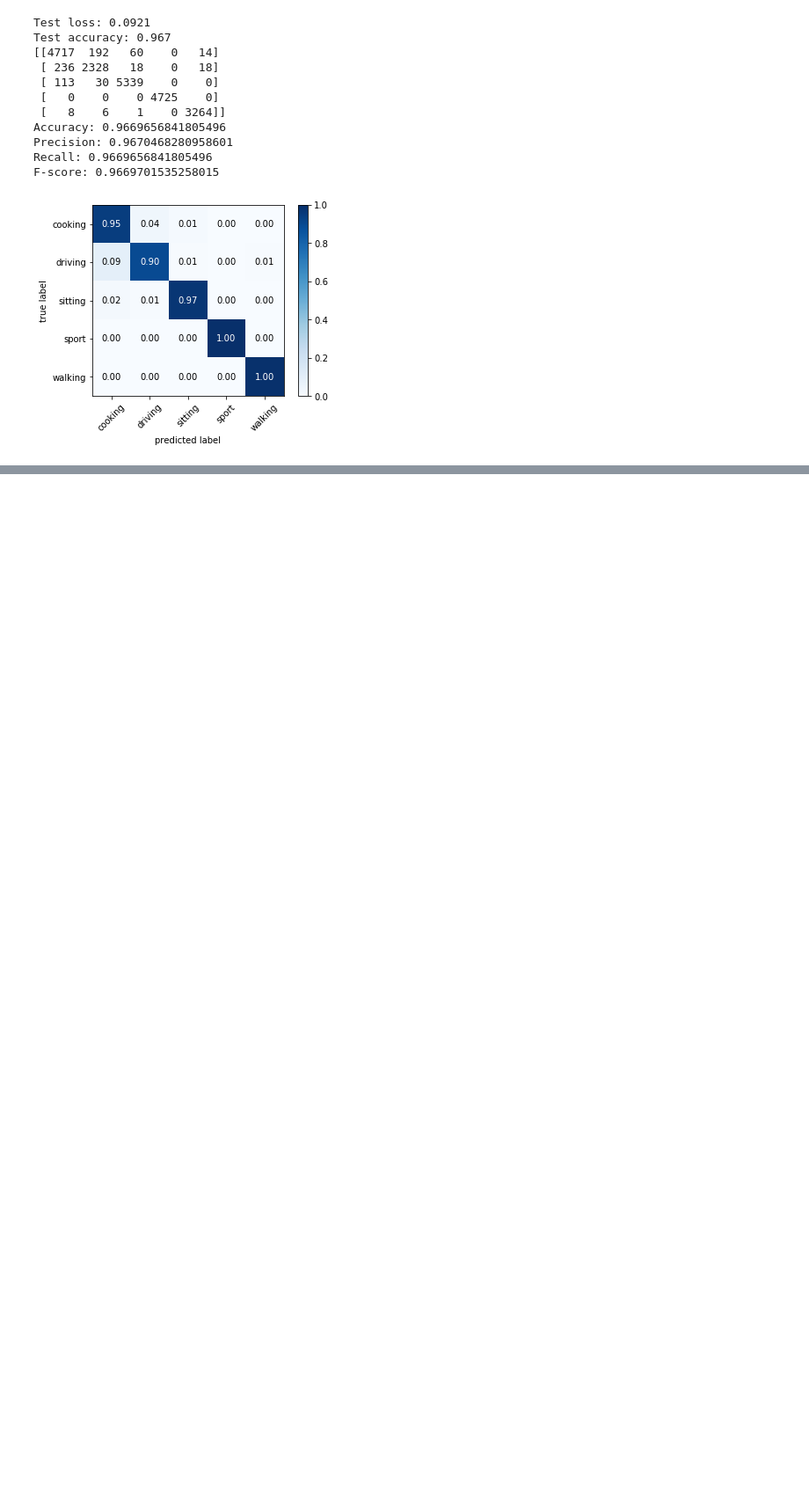
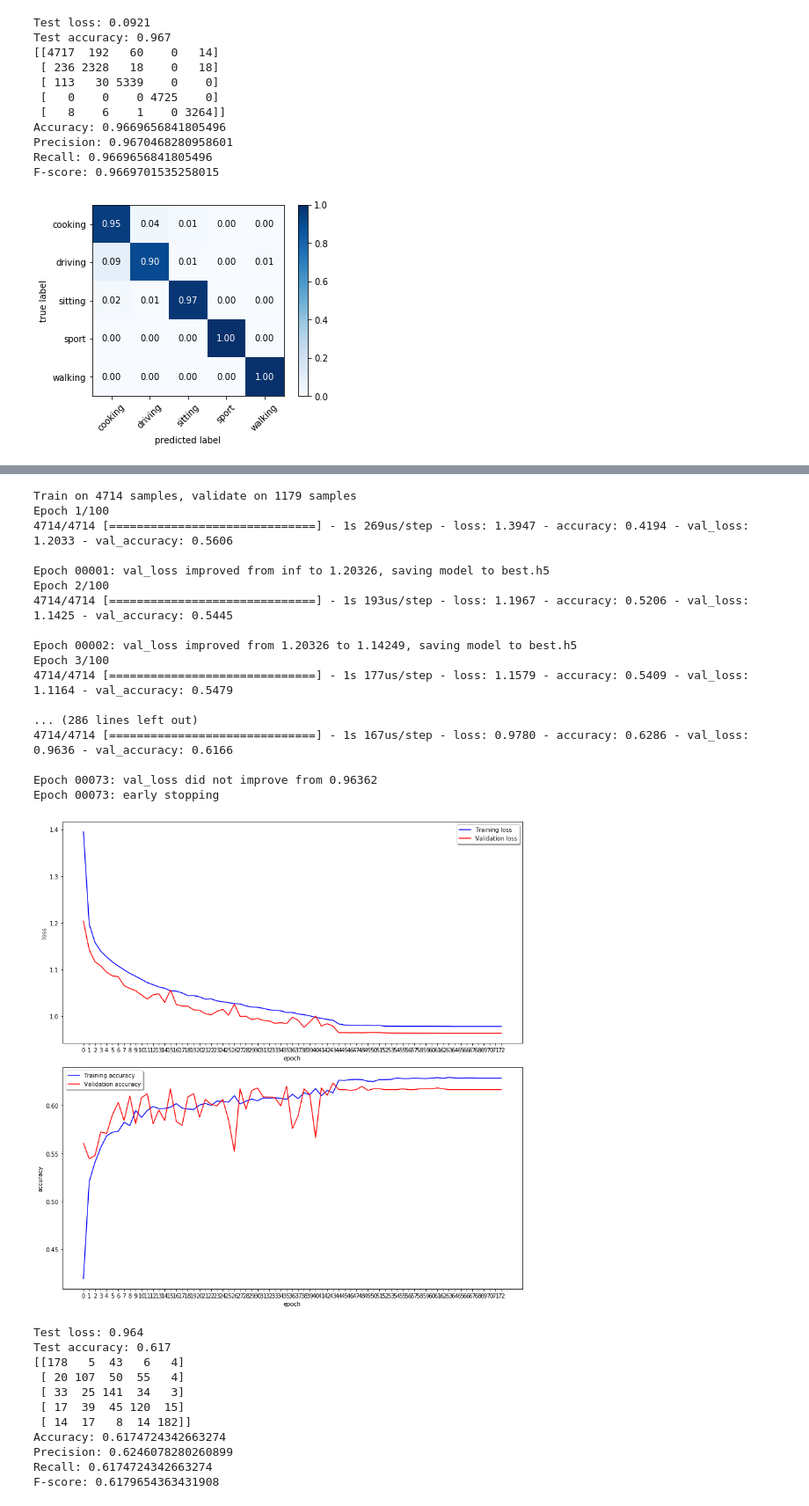
Before and after one commit to Torak28/Auto-Tag, a Jupyter notebook: LSTM_v5.ipynb, the cells around one changed output, grey strips where cells are left out. Shown at 88% size. Drawn from its saved outputs; the diff is of its cells as text; code cells hidden in the pictures; blank space fills up the shorter version.

```diff
--- a/LSTM_v5.ipynb
+++ b/LSTM_v5.ipynb
@@ -833,0 +895,32 @@ F-score: 0.9669701535258015
+# %%
+run("data//kaggle.csv", mag=False, target=True)
+# %% [output]
+Train on 4714 samples, validate on 1179 samples
+Epoch 1/100
+4714/4714 [==============================] - 1s 269us/step - loss: 1.3947 - accuracy: 0.4194 - val_loss: 1.2033 - val_accuracy: 0.5606
+
+Epoch 00001: val_loss improved from inf to 1.20326, saving model to best.h5
+Epoch 2/100
+4714/4714 [==============================] - 1s 193us/step - loss: 1.1967 - accuracy: 0.5206 - val_loss: 1.1425 - val_accuracy: 0.5445
+
+Epoch 00002: val_loss improved from 1.20326 to 1.14249, saving model to best.h5
+Epoch 3/100
+4714/4714 [==============================] - 1s 177us/step - loss: 1.1579 - accuracy: 0.5409 - val_loss: 1.1164 - val_accuracy: 0.5479
+
+... (286 lines left out)
+4714/4714 [==============================] - 1s 167us/step - loss: 0.9780 - accuracy: 0.6286 - val_loss: 0.9636 - val_accuracy: 0.6166
+
+Epoch 00073: val_loss did not improve from 0.96362
+Epoch 00073: early stopping
+[figure, added]
+Test loss: 0.964
+Test accuracy: 0.617
+[[178   5  43   6   4]
+ [ 20 107  50  55   4]
+ [ 33  25 141  34   3]
+ [ 17  39  45 120  15]
+ [ 14  17   8  14 182]]
+Accuracy: 0.6174724342663274
+Precision: 0.6246078280260899
+Recall: 0.6174724342663274
+F-score: 0.6179654363431908
```
Also changed, not shown: parts of 4 cells of this notebook, 2 other files.
